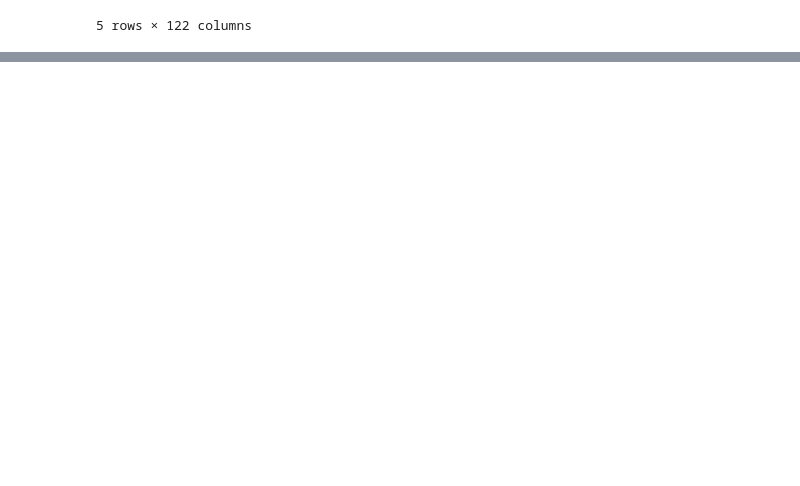
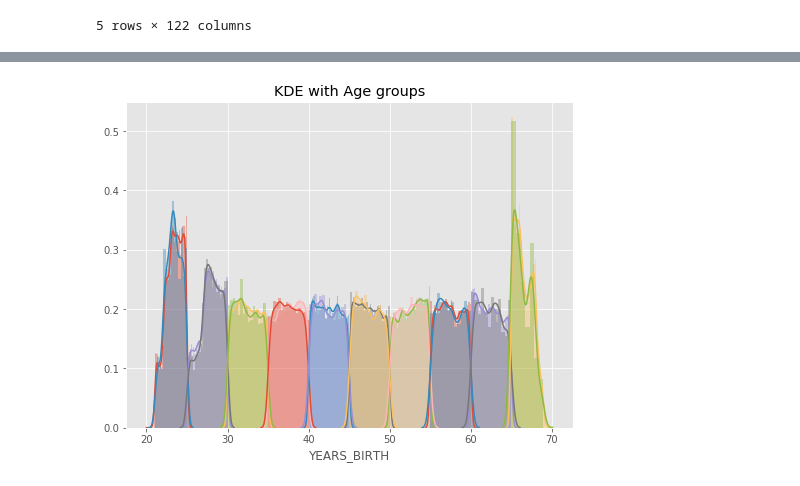
Before and after one commit to Halesu/4th-ML100Days, a Jupyter notebook: homework/Day_016_HW.ipynb, the cells around one changed output, grey strips where cells are left out. Drawn from its saved outputs; the diff is of its cells as text; code cells hidden in the pictures; blank space fills up the shorter version.

```diff
--- a/homework/Day_016_HW.ipynb
+++ b/homework/Day_016_HW.ipynb
@@ -55,7 +55,7 @@ age_data['YEARS_BIRTH'] = age_data['DAYS_BIRTH'] / 365 # day-age to year-age
 """
 Your Code Here
 """
-bin_cut =
+bin_cut = np.linspace(20,70,11)
 age_data['YEARS_BINNED'] = pd.cut(age_data['YEARS_BIRTH'], bins = bin_cut)
 
 # 顯示不同組的數量
@@ -64,19 +82,21 @@ age_data.head()
 # %%
 # 繪圖前先排序 / 分組
 """
 Your Code Here
 """
-year_group_sorted =
+year_group_sorted = age_data['YEARS_BINNED'].unique().sort_values()
 
 plt.figure(figsize=(8,6))
 for i in range(len(year_group_sorted)):
     sns.distplot(age_data.loc[(age_data['YEARS_BINNED'] == year_group_sorted[i]) & \
                               (age_data['TARGET'] == 0), 'YEARS_BIRTH'], label = str(year_group_sorted[i]))
 
     sns.distplot(age_data.loc[(age_data['YEARS_BINNED'] == year_group_sorted[i]) & \
                               (age_data['TARGET'] == 1), 'YEARS_BIRTH'], label = str(year_group_sorted[i]))
 plt.title('KDE with Age groups')
 plt.show()
+# %% [output]
+[figure, added]
 # %%
 # 計算每個年齡區間的 Target、DAYS_BIRTH與 YEARS_BIRTH 的平均值
 age_groups  = age_data.groupby('YEARS_BINNED').mean()
```
Also changed, not shown: parts of 3 cells of this notebook.
